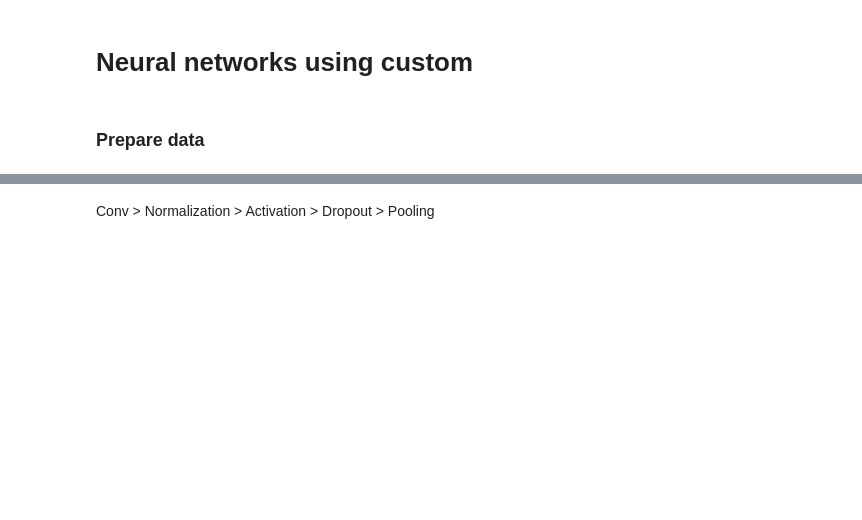
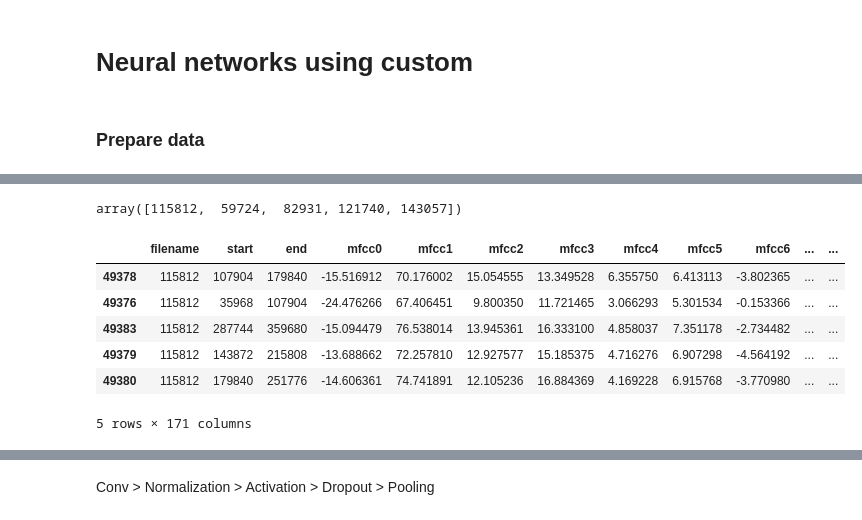
Before and after one commit to olderor/music-classification, a Jupyter notebook: mm_v3+window.ipynb, the cells around one changed output, grey strips where cells are left out. Saved outputs shown, nothing was run; the diff lists cells and outputs as text; code cells hidden in the pictures; blank space fills up the shorter version.

```diff
--- a/mm_v3+window.ipynb
+++ b/mm_v3+window.ipynb
@@ -742,0 +740,17 @@ data.shape
+# %%
+filenames = skl.utils.shuffle(np.unique(data['filename']), random_state=42)
+filenames[:5]
+# %% [output]
+array([115812,  59724,  82931, 121740, 143057])
+# %%
+data['filename'] = pd.Categorical(data['filename'], filenames)
+data = data.sort_values('filename')
+data.head()
+# %% [output]
+|  | filename | start | end | mfcc0 | mfcc1 | mfcc2 | mfcc3 | mfcc4 | mfcc5 | mfcc6 | ... | ... |
+| 49378 | 115812 | 107904 | 179840 | -15.516912 | 70.176002 | 15.054555 | 13.349528 | 6.355750 | 6.413113 | -3.802365 | ... | ... |
+| 49376 | 115812 | 35968 | 107904 | -24.476266 | 67.406451 | 9.800350 | 11.721465 | 3.066293 | 5.301534 | -0.153366 | ... | ... |
+| 49383 | 115812 | 287744 | 359680 | -15.094479 | 76.538014 | 13.945361 | 16.333100 | 4.858037 | 7.351178 | -2.734482 | ... | ... |
+| 49379 | 115812 | 143872 | 215808 | -13.688662 | 72.257810 | 12.927577 | 15.185375 | 4.716276 | 6.907298 | -4.564192 | ... | ... |
+| 49380 | 115812 | 179840 | 251776 | -14.606361 | 74.741891 | 12.105236 | 16.884369 | 4.169228 | 6.915768 | -3.770980 | ... | ... |
+5 rows × 171 columns
```
Also changed, not shown: parts of 27 cells of this notebook.
